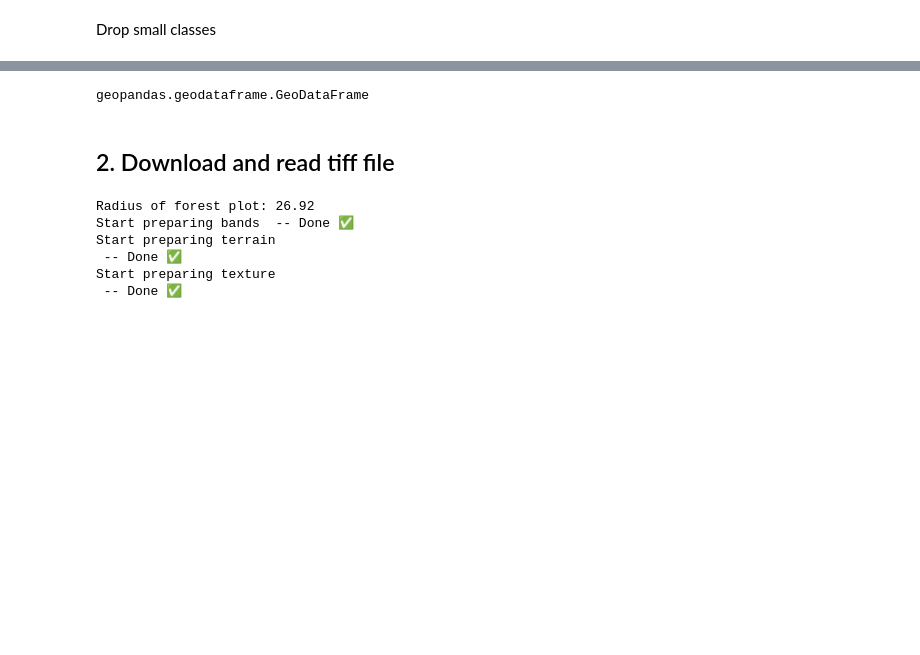
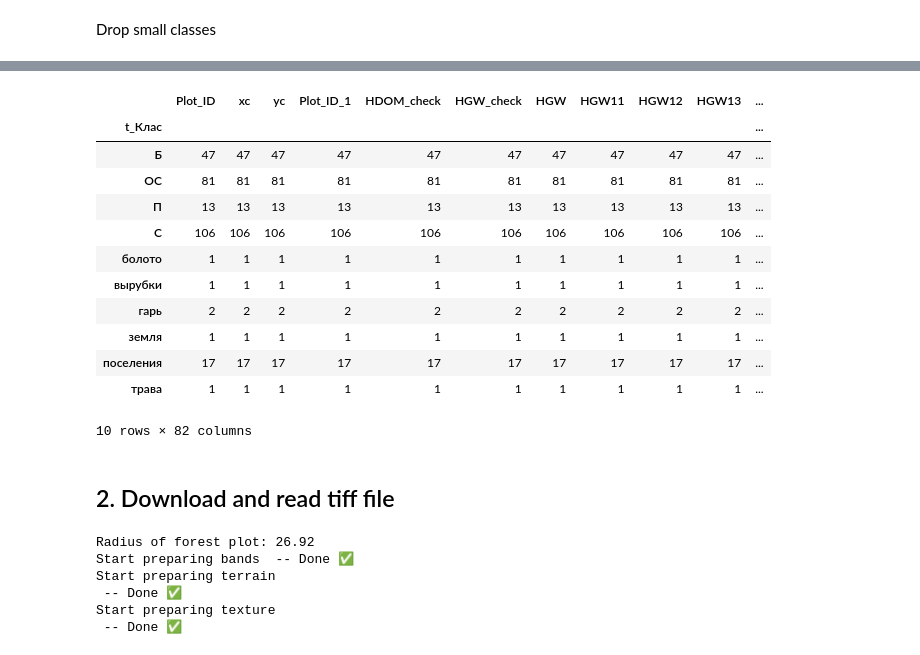
Before and after one commit to mishagrol/ForestMapping, a Jupyter notebook: notebooks/ForrestMapping.ipynb, the cells around one changed output, grey strips where cells are left out. Drawn from its saved outputs; the diff is of its cells as text; code cells hidden in the pictures; blank space fills up the shorter version.

```diff
--- a/notebooks/ForrestMapping.ipynb
+++ b/notebooks/ForrestMapping.ipynb
@@ -118,9 +180,21 @@ gdf = gdf.loc[mask]
 mask = gdf['t_Class'] != 3
 gdf = gdf.loc[mask]
 # %%
-type(gdf)
+gdf.groupby(['t_Клас']).count()
 # %% [output]
+|  | Plot_ID | xc | yc | Plot_ID_1 | HDOM_check | HGW_check | HGW | HGW11 | HGW12 | HGW13 | ... |
+| t_Клас |  |  |  |  |  |  |  |  |  |  | ... |
+| Б | 47 | 47 | 47 | 47 | 47 | 47 | 47 | 47 | 47 | 47 | ... |
+| ОС | 81 | 81 | 81 | 81 | 81 | 81 | 81 | 81 | 81 | 81 | ... |
+| П | 13 | 13 | 13 | 13 | 13 | 13 | 13 | 13 | 13 | 13 | ... |
+| С | 106 | 106 | 106 | 106 | 106 | 106 | 106 | 106 | 106 | 106 | ... |
+| болото | 1 | 1 | 1 | 1 | 1 | 1 | 1 | 1 | 1 | 1 | ... |
+| вырубки | 1 | 1 | 1 | 1 | 1 | 1 | 1 | 1 | 1 | 1 | ... |
+| гарь | 2 | 2 | 2 | 2 | 2 | 2 | 2 | 2 | 2 | 2 | ... |
+| земля | 1 | 1 | 1 | 1 | 1 | 1 | 1 | 1 | 1 | 1 | ... |
+| поселения | 17 | 17 | 17 | 17 | 17 | 17 | 17 | 17 | 17 | 17 | ... |
+| трава | 1 | 1 | 1 | 1 | 1 | 1 | 1 | 1 | 1 | 1 | ... |
-geopandas.geodataframe.GeoDataFrame
+10 rows × 82 columns
 # %% [markdown]
 ## 2. Download and read tiff file
 # %%
```
Also changed, not shown: parts of 6 cells of this notebook.
